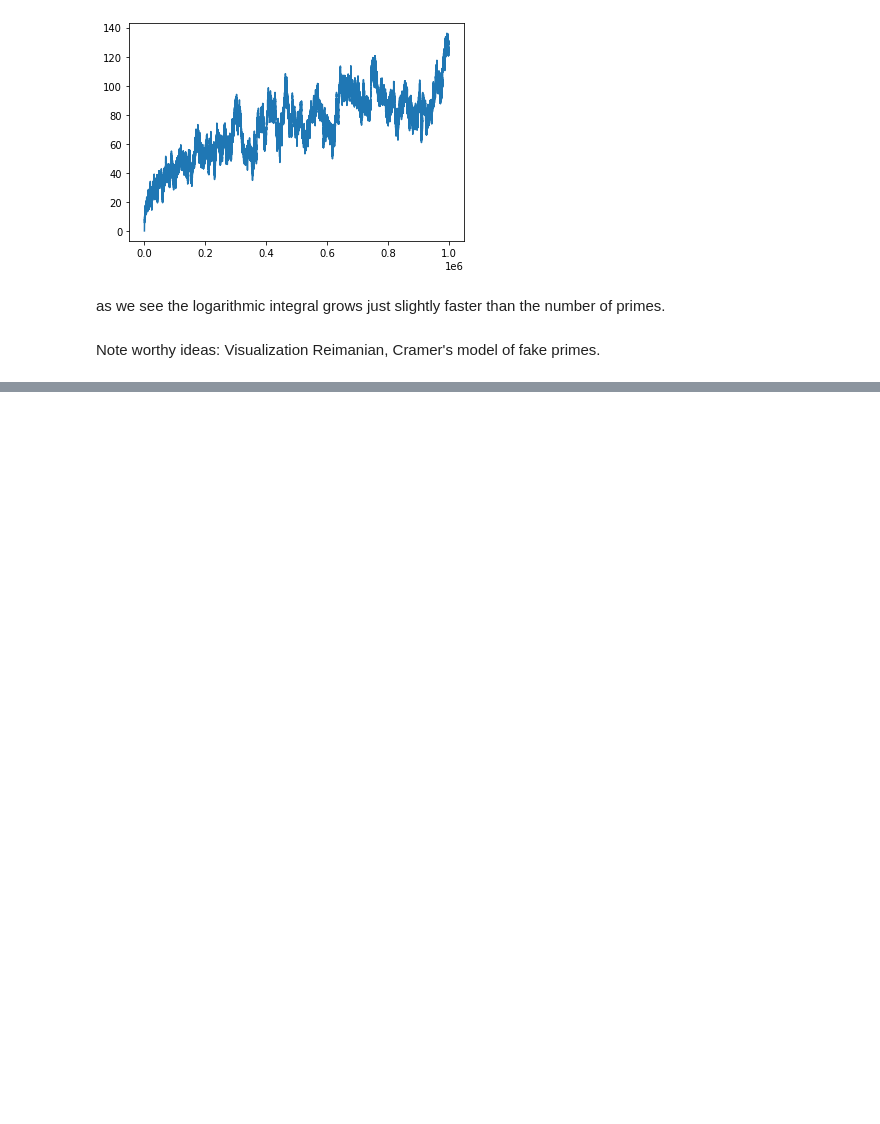
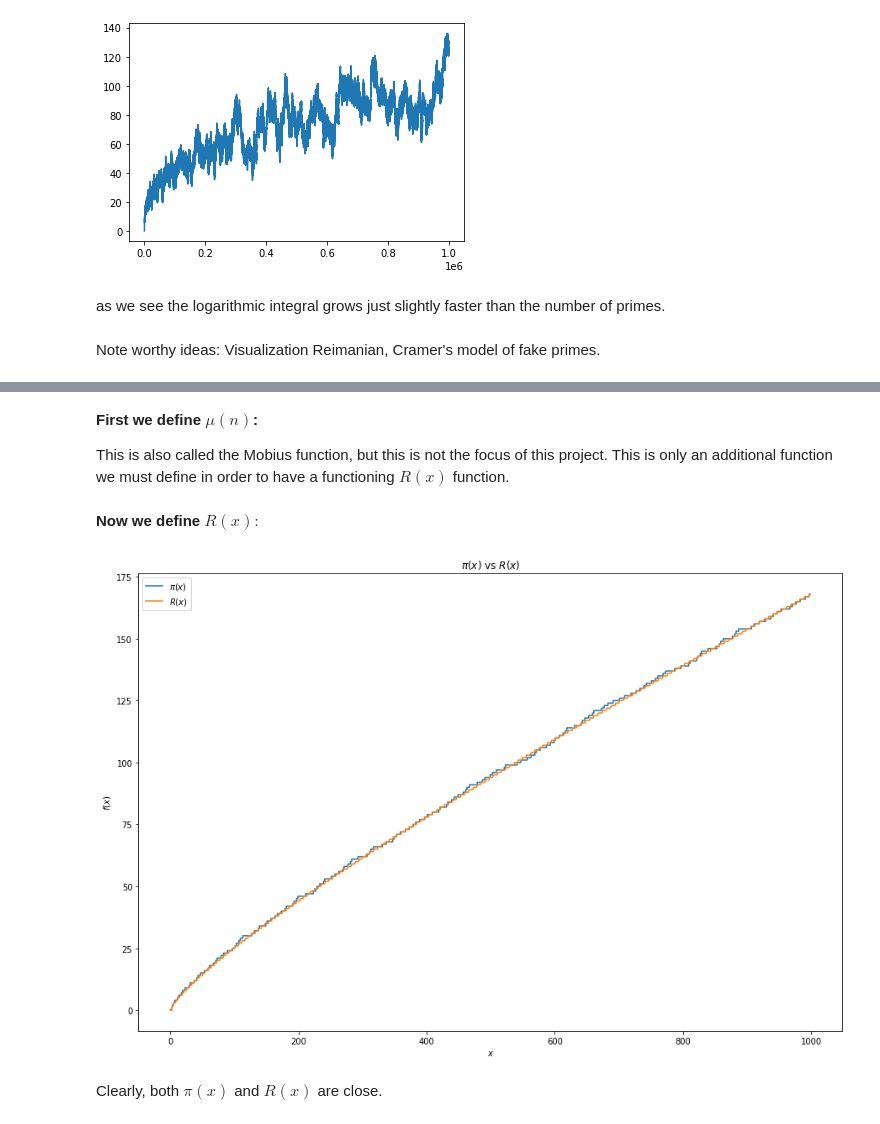
Before and after one commit to JZBarsky/TestRepo, a Jupyter notebook: project_2_Josh_B_edits.ipynb, the cells around one changed output, grey strips where cells are left out. Drawn from its saved outputs; the diff is of its cells as text; code cells hidden in the pictures; blank space fills up the shorter version.

```diff
--- a/project_2_Josh_B_edits.ipynb
+++ b/project_2_Josh_B_edits.ipynb
@@ -119,3 +119,19 @@ plt.plot(xval,errorvals)
 as we see the logarithmic integral grows just slightly faster than the number of primes.
 # %% [markdown]
 Note worthy ideas: Visualization Reimanian, Cramer's model of fake primes.
+# %%
+def primesuptolist(n):
+  flags = np.full(n,True)
+  flags[:2] = False
+  p = 2
+  uptolist = np.zeros(n) #Initializing a list of zeros
+  count = 0 #This will be our counter
+  while p < n: #We sacrifice some of the efficiency of the original function, as our list needs the p value to count all the way up to our input to create the full list
+    if flags[p] == True:
+      flags[p*p::p] = [False] * len(flags[p*p::p])
+      count += 1  #If flags[p] is True, The value p must be a prime number so we increase our count
+      uptolist[p] = count #then the new count is added to the list
+    else:
+      uptolist[p] = count #if flags[p] is not a prime number, then the count is not increase, but the value is still added to our list
+    p += 1
+  return uptolist
@@ -121,0 +164,4 @@ Note worthy ideas: Visualization Reimanian, Cramer's model of fake primes.
+# %% [markdown]
+**First we define $\mu(n)$:**
+
+This is also called the Mobius function, but this is not the focus of this project. This is only an additional function we must define in order to have a functioning $R(x)$ function.
@@ -121,0 +197,27 @@ Note worthy ideas: Visualization Reimanian, Cramer's model of fake primes.
+# %% [markdown]
+**Now we define $R(x):$**
+# %%
+def R(x):
+  ans = 0
+  for i in range(10):
+    ans += (mu(i+1)/(i+1))*mp.li(x**(1/(i+1))) #R(x) sum that was described above.
+  if np.isnan(float(ans)): #there is an instance of NaN where an exception must be made.
+    return 0
+  else:
+    return int(ans)
+# %%
+size=1000 #sample size to use. This is a little slow to work with so be mindful of the size.
+(x, y) = np.arange(size), primesuptolist(size)
+(x2, y2) = np.arange(size), np.array([R(xi) for xi in np.arange(size)])
+plt.figure(figsize=(15,10))
+plt.step(x, y, where='post', label = '$\pi(x)$')
+plt.plot(x2, y2, label = '$R(x)$')
+plt.title('$\pi(x)$ vs $R(x)$')
+plt.xlabel('$x$')
+plt.ylabel('$f(x)$')
+plt.legend()
+plt.show()
+# %% [output]
+[figure, added]
+# %% [markdown]
+Clearly, both $\pi(x)$ and $R(x)$ are close.
```
Also changed, not shown: parts of 2 cells of this notebook.
